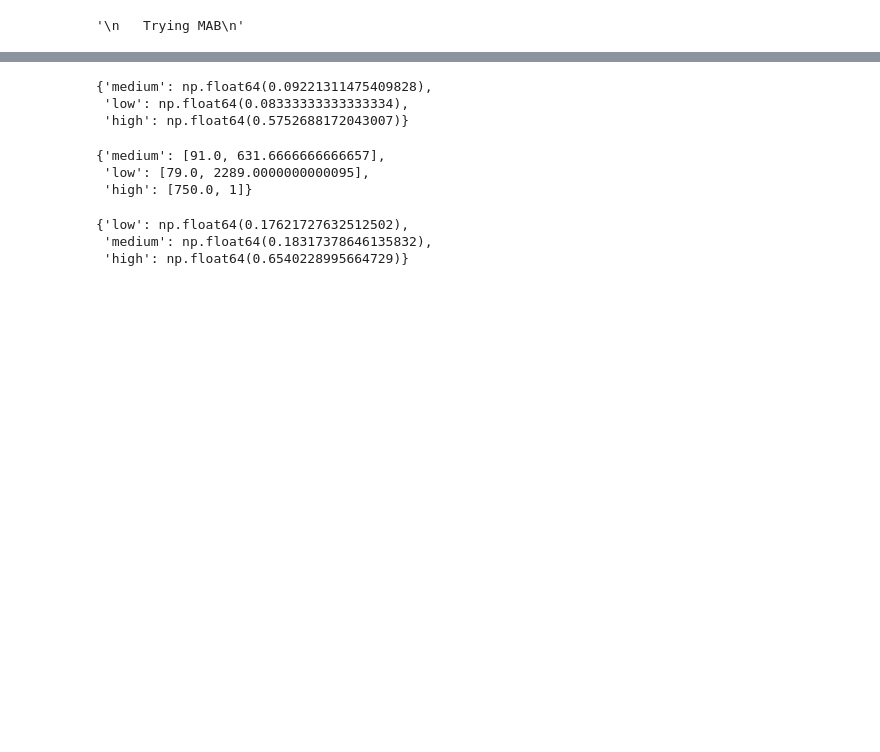
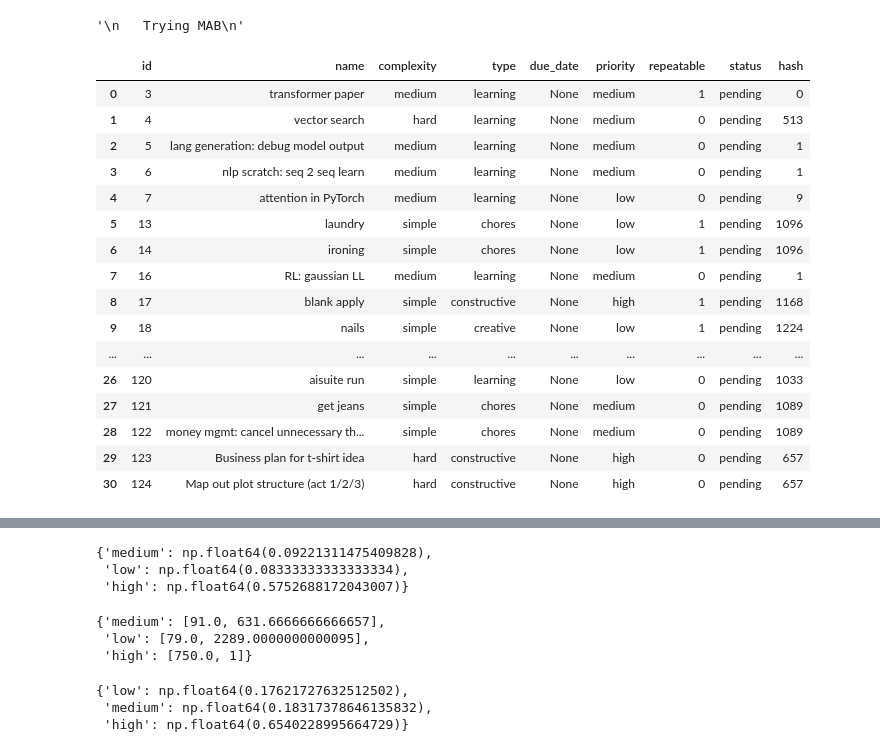
Before and after one commit to nicklondhe/didactic-happiness, a Jupyter notebook: happiness/nb/mab.ipynb, the cells around one changed output, grey strips where cells are left out. Saved outputs shown, nothing was run; the diff lists cells and outputs as text; code cells hidden in the pictures; blank space fills up the shorter version.

```diff
--- a/happiness/nb/mab.ipynb
+++ b/happiness/nb/mab.ipynb
@@ -42,3 +42,62 @@ rewards = {'low': 1, 'medium': 3, 'high': 7}
 reward_col = 'was_picked'
 
 df = load_data()
+# %%
+from typing import Dict, List
+
+
+class HashEncoder:
+    def __init__(self, fields: List):
+        self.fields = fields
+        self.field_lookups = {f: {} for f in fields}
+
+    def get_hash(self, input: Dict) -> int:
+        encodes = []
+        for f in self.fields:
+            val = input.get(f, None)
+            lookup = self.field_lookups[f]
+            encoded = lookup.get(val, len(lookup))
+            encodes.append(encoded)
+            if val not in lookup:
+                lookup[val] = encoded
+        value = 0
+        for e in encodes:
+            value = value << 3
+            value += e
+        return value
+
+def get_pending_tasks() -> pd.DataFrame:
+    query = '''
+       SELECT * FROM task
+       WHERE task.status != 'done'
+    '''
+    engine = get_connection()
+    df = pd.read_sql(query, engine)
+    engine.dispose()
+    return df
+
+enc = HashEncoder(['complexity', 'type', 'priority', 'repeatable'])
+
+def get_hash(row):
+    return enc.get_hash(row.to_dict())
+
+tasks = get_pending_tasks()
+tasks['hash'] = tasks.apply(get_hash, axis=1)
+# %% [output]
+|  | id | name | complexity | type | due_date | priority | repeatable | status | hash |
+| 0 | 3 | transformer paper | medium | learning | None | medium | 1 | pending | 0 |
+| 1 | 4 | vector search | hard | learning | None | medium | 0 | pending | 513 |
+| 2 | 5 | lang generation: debug model output | medium | learning | None | medium | 0 | pending | 1 |
+| 3 | 6 | nlp scratch: seq 2 seq learn | medium | learning | None | medium | 0 | pending | 1 |
+| 4 | 7 | attention in PyTorch | medium | learning | None | low | 0 | pending | 9 |
+| 5 | 13 | laundry | simple | chores | None | low | 1 | pending | 1096 |
+| 6 | 14 | ironing | simple | chores | None | low | 1 | pending | 1096 |
+| 7 | 16 | RL: gaussian LL | medium | learning | None | medium | 0 | pending | 1 |
+| 8 | 17 | blank apply | simple | constructive | None | high | 1 | pending | 1168 |
+| 9 | 18 | nails | simple | creative | None | low | 1 | pending | 1224 |
+| ... | ... | ... | ... | ... | ... | ... | ... | ... | ... |
+| 26 | 120 | aisuite run | simple | learning | None | low | 0 | pending | 1033 |
+| 27 | 121 | get jeans | simple | chores | None | medium | 0 | pending | 1089 |
+| 28 | 122 | money mgmt: cancel unnecessary th... | simple | chores | None | medium | 0 | pending | 1089 |
+| 29 | 123 | Business plan for t-shirt idea | hard | constructive | None | high | 0 | pending | 657 |
+| 30 | 124 | Map out plot structure (act 1/2/3) | hard | constructive | None | high | 0 | pending | 657 |
```
Also changed, not shown: parts of 1 cell of this notebook.
